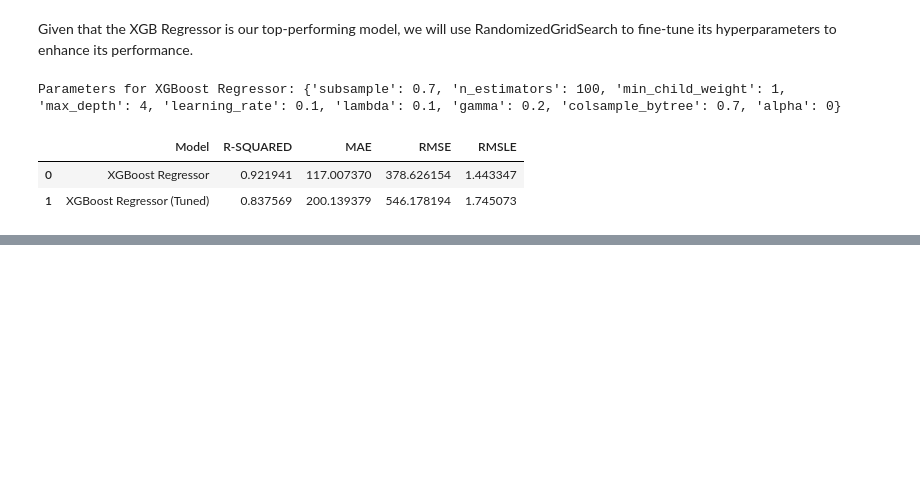
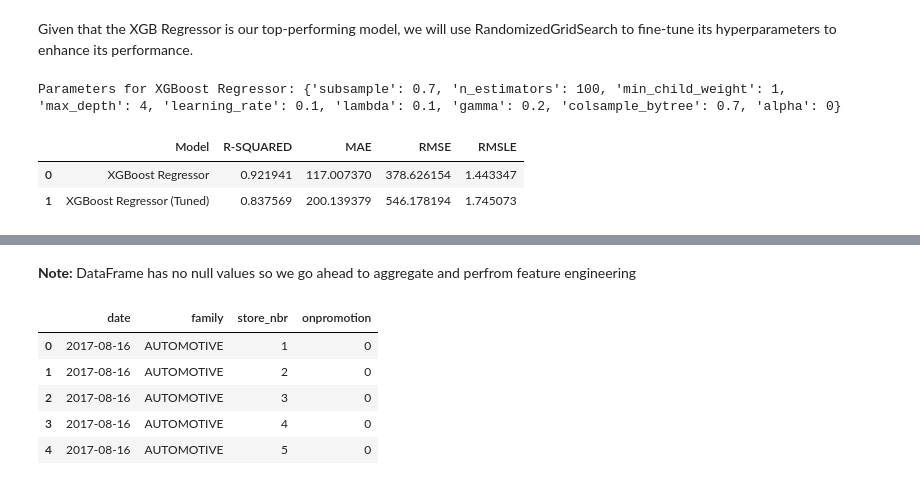
Before and after one commit to edadso/TS-Forecasting, a Jupyter notebook: notebooks/project_code.ipynb, the cells around one changed output, grey strips where cells are left out. Saved outputs shown, nothing was run; the diff lists cells and outputs as text; code cells hidden in the pictures; blank space fills up the shorter version.

```diff
--- a/notebooks/project_code.ipynb
+++ b/notebooks/project_code.ipynb
@@ -1889,0 +1917,14 @@ From this comparison, it is clear that the untuned XGBoost Regressor outperforms
+# %% [markdown]
+**Note:**
+DataFrame has no null values so we go ahead to aggregate and perfrom feature engineering
+# %%
+# Aggregate train data
+aggregated_test_df = test_df.groupby(["date", "family", "store_nbr"]).agg({"onpromotion" : "sum"}).reset_index()
+aggregated_test_df.head()
+# %% [output]
+|  | date | family | store_nbr | onpromotion |
+| 0 | 2017-08-16 | AUTOMOTIVE | 1 | 0 |
+| 1 | 2017-08-16 | AUTOMOTIVE | 2 | 0 |
+| 2 | 2017-08-16 | AUTOMOTIVE | 3 | 0 |
+| 3 | 2017-08-16 | AUTOMOTIVE | 4 | 0 |
+| 4 | 2017-08-16 | AUTOMOTIVE | 5 | 0 |
```
Also changed, not shown: parts of 10 cells of this notebook.
